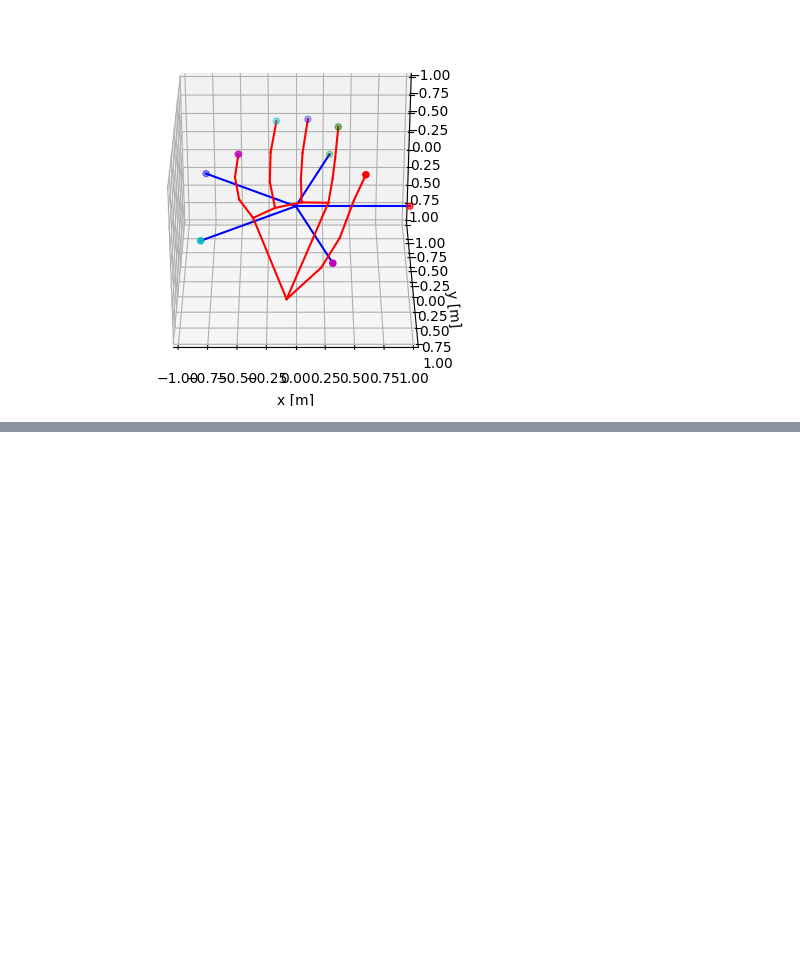
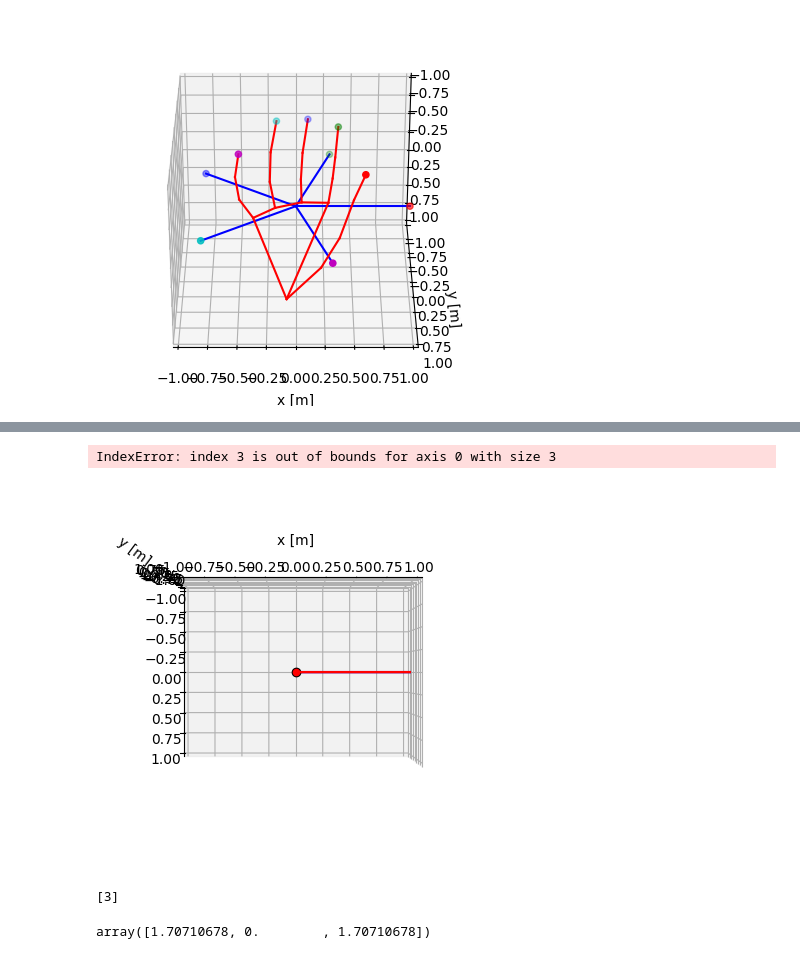
Before and after one commit to Mitchelldscott/Echoware, a Jupyter notebook: analysis/opti_dev.ipynb, the cells around one changed output, grey strips where cells are left out. Cells and saved outputs as stored; diff of their text form; code cells hidden in the pictures; blank space fills up the shorter version.

```diff
--- a/analysis/opti_dev.ipynb
+++ b/analysis/opti_dev.ipynb
@@ -163,0 +177,33 @@ print(error.shape[1])
+# %%
+# Cost of an agent pose given an expert pose
+# use the x,y plane to match joints
+# use z error as cost
+def cost_func(x, expert, agent, matching_points, joint_history, error_history):
+
+    agent.key_points = pose.manipulator_pose(x)
+
+    n = len(agent.key_points)
+    m = len(expert.key_points)
+
+    err = np.zeros(n)
+
+    for (i, j) in enumerate(matching_points):
+        if (j >= 0):
+            err[i] = np.linalg.norm(expert.key_points[expert.end_effectors[j],:] - agent.key_points[i+1,:])
+
+    joint_history.append(x)
+    error_history.append(err)
+
+    return np.sum(err)
+# %%
+error = []
+two_link_joints = []
+matches = two_link.get_matches(three_link.end_effectors_world())
+sol = minimize(cost_func, [0, 0], (three_link, two_link, matches, two_link_joints, error), method='Powell', bounds=[[-np.pi,np.pi] for _ in range(2)])
+
+draw_match = []
+for i in range(len(matches)):
+    if matches[i] >= 0:
+        draw_match.append(i+1)
+
+print(f"Matches: {matches}\nSolution:\n{sol}")
@@ -163,0 +222,18 @@ print(error.shape[1])
+# %%
+two_link.key_points = pose.manipulator_pose(sol.x)
+
+ax = plt.figure().add_subplot(projection='3d')
+two_link.draw_pose(ax,two_link.end_effectors,base=1)
+three_link.draw_pose(ax,three_link.end_effectors,link_color='r',elev=180,azim=135,base=1)
+plt.show()
+# %% [output]
+IndexError: index 3 is out of bounds for axis 0 with size 3
+[figure, added]
+# %%
+three_link.end_effectors
+# %% [output]
+[3]
+# %%
+three_link_lmks[3]
+# %% [output]
+array([1.70710678, 0.        , 1.70710678])
```
Also changed, not shown: parts of 8 cells of this notebook, 1 other file.
